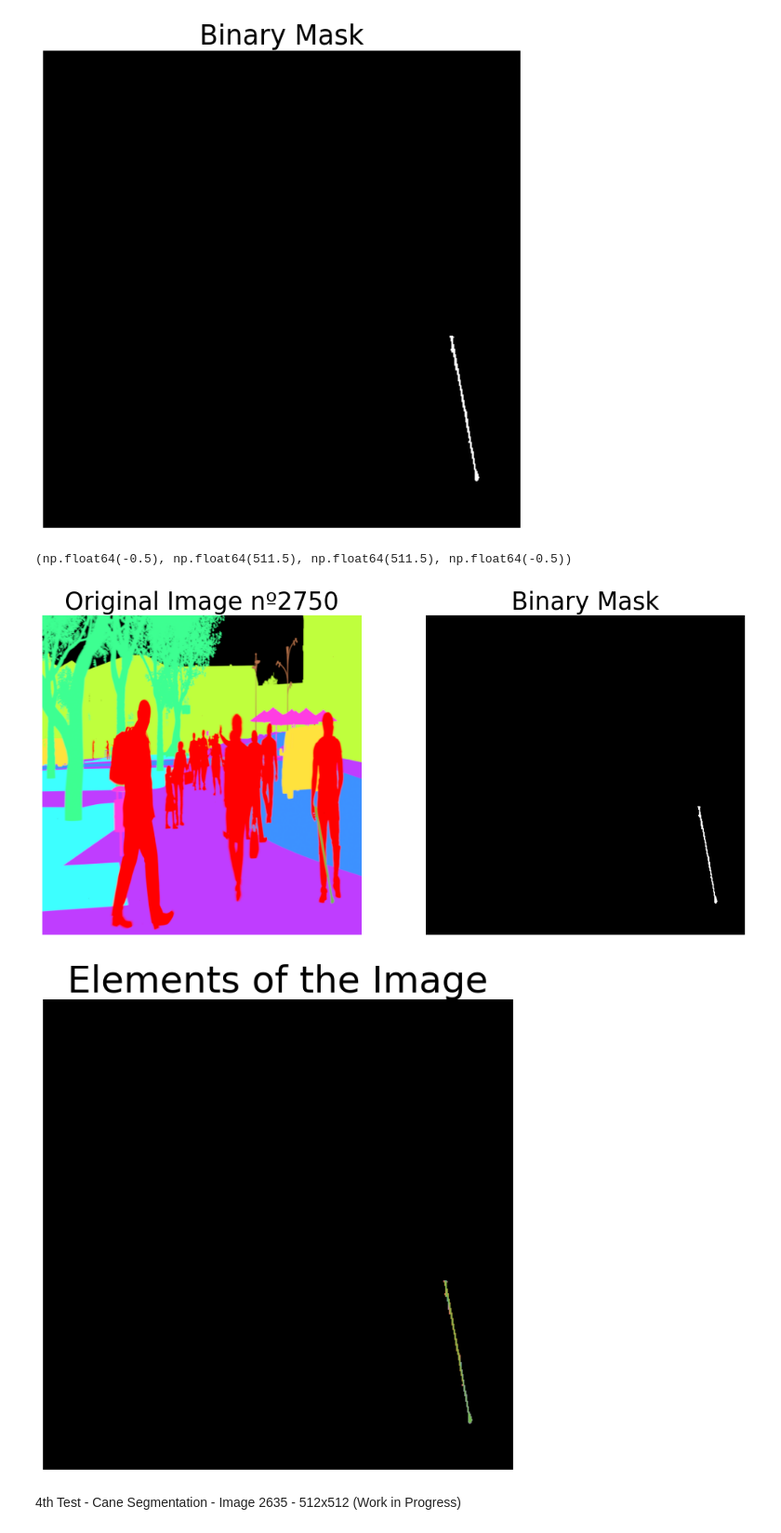
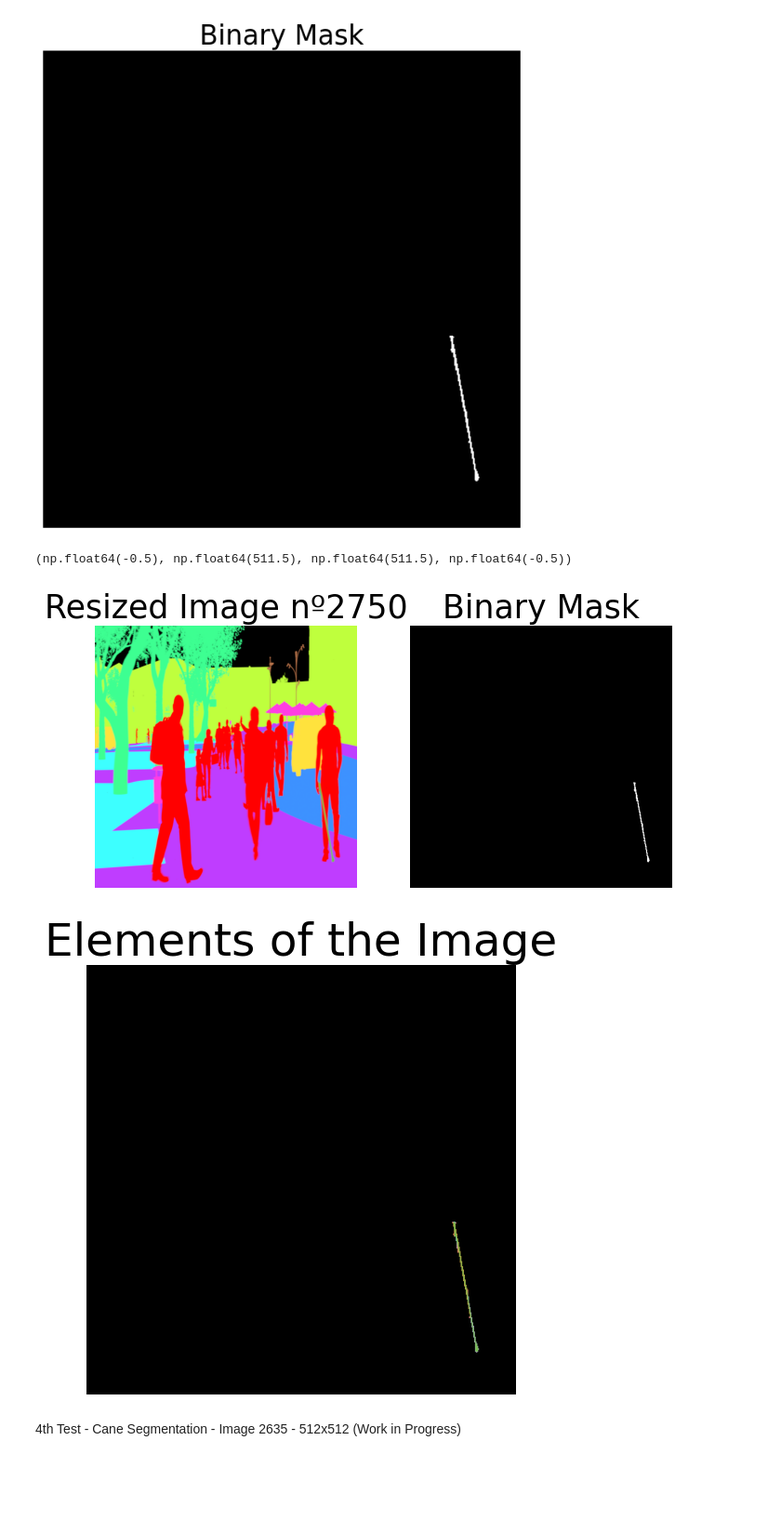
Before and after one commit to rpgouveia/pucpr_pibiti_semantic_segmentation, a Jupyter notebook: study_color_conversion_v2/cane_resize.ipynb, the cells around one changed output. Shown: that part at 93% size. Saved outputs shown, nothing was run; the diff lists cells and outputs as text; code cells hidden in the pictures; blank space fills up the shorter version.

```diff
--- a/study_color_conversion_v2/cane_resize.ipynb
+++ b/study_color_conversion_v2/cane_resize.ipynb
@@ -202,31 +202,31 @@ plt.axis('off')
 # %%
 # Visualize Segmentation
 bgr_img = cv.resize(bgr_img, (512, 512), interpolation=cv.INTER_AREA)
 # Setup Plot
-plt.figure(figsize=[13,13])
+plt.figure(figsize=[8,8])
 # Plotting original image
 plt.subplot(121)
 plt.imshow(bgr_img[:,:,::-1])
-plt.title(f"Original Image nº{img_number}",fontdict={'fontsize': 25})
+plt.title(f"Resized Image nº{img_number}",fontdict={'fontsize': 25})
 plt.axis('off')
 # Plotting binary mask
 plt.subplot(122)
 plt.imshow(mask, cmap='gray')
 plt.title("Binary Mask",fontdict={'fontsize': 25})
 plt.axis('off')
 
 # Applying mask
 result = cv.bitwise_and(bgr_img, bgr_img, mask=mask)
 
 # Plotting result
-plt.figure(figsize=[8,8])
+plt.figure(figsize=[6,6])
 plt.imshow(result[:,:,::-1])
 plt.title("Elements of the Image",fontdict={'fontsize':35})
 plt.axis('off')
 # %% [output]
 (np.float64(-0.5), np.float64(511.5), np.float64(511.5), np.float64(-0.5))
-[figure, old version]
+[figure, new version]
-[figure, old version]
+[figure, new version]
 # %% [markdown]
 4th Test - Cane Segmentation - Image 2635 - 512x512 (Work in Progress)
 # %%
```
Also changed, not shown: 1 other file.
